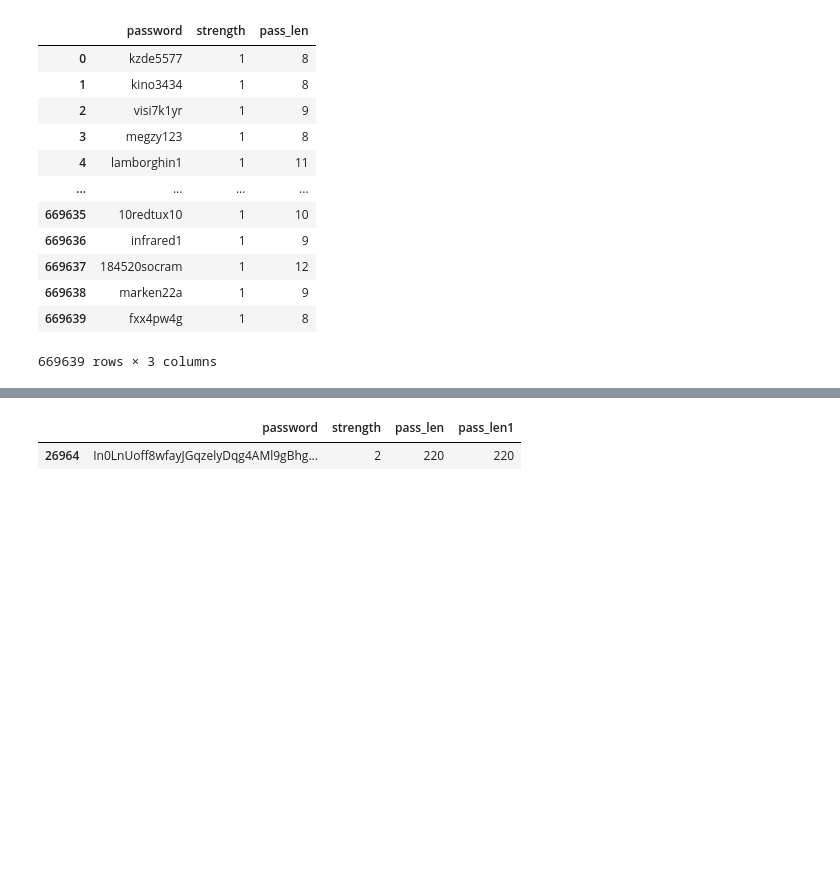
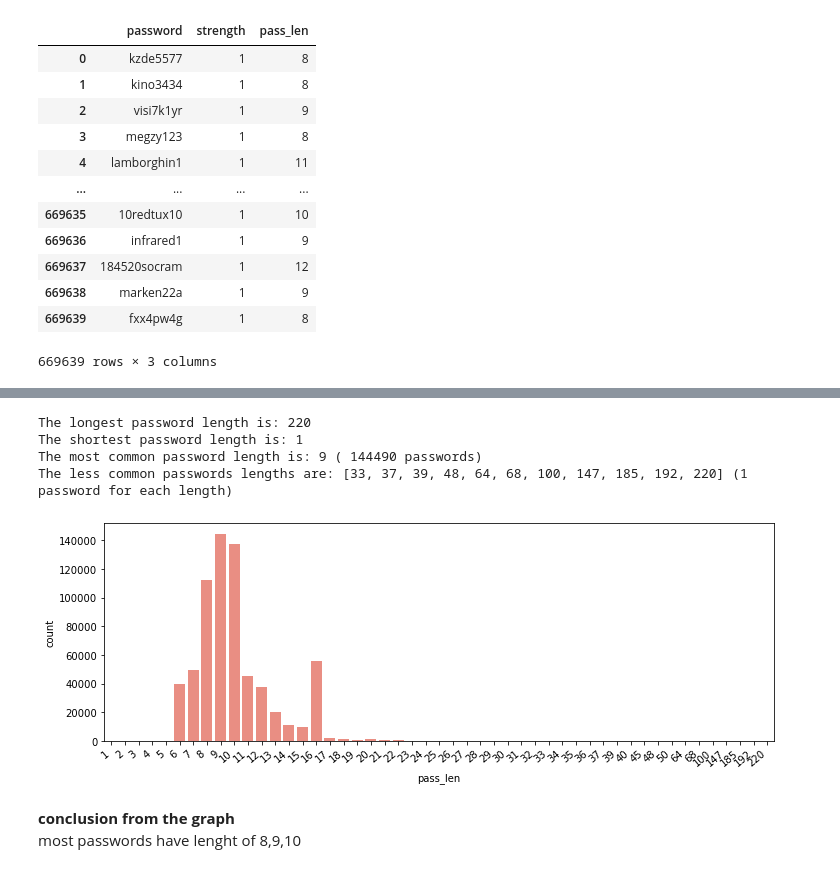
Before and after one commit to yuvalTrip/FinalProject, a Jupyter notebook: Final Project-N.N.3-Classification.ipynb, the cells around one changed output, grey strips where cells are left out. Saved outputs shown, nothing was run; the diff lists cells and outputs as text; code cells hidden in the pictures; blank space fills up the shorter version.

```diff
--- a/Final Project-N.N.3-Classification.ipynb
+++ b/Final Project-N.N.3-Classification.ipynb
@@ -220,11 +171,0 @@ plt.scatter(data['review_taste'],BeerReviews['review_overall'])
-# %%
-dftemp=data.query('pass_len1 == "220"')
-dftemp
-# %% [output]
-|  | password | strength | pass_len | pass_len1 |
-| 26964 | In0LnUoff8wfayJGqzelyDqg4AMl9gBhg... | 2 | 220 | 220 |
-# %%
-#i would like to create new column of pass_len represent the lenght of each password
-data['pass_len']=data['password']
-for i in data.index:
-    data.loc[i, 'pass_len']=len(data.loc[i, 'password'])
@@ -230,0 +177,30 @@ for i in data.index:
+# %%
+#lets find max and min lenghts of the passwords
+print ("The longest password length is:",data["pass_len"].max())
+print ("The shortest password length is:",data["pass_len"].min())
+
+#lets see what is the most common password length
+print ("The most common password length is:",data["pass_len"].value_counts().idxmax(),"(" ,data["pass_len"].value_counts().max(),"passwords)" )
+
+#now lets see the less common password length
+dftemp=data.groupby(["pass_len"]).count()
+dftemp#we can see that when it count 1, those are the less common passwords length
+dft=dftemp.query('password == "1"')#we will extract from the df all passwords that count only one time
+
+print ("The less common passwords lengths are:",dft.index.to_list(), "(1 password for each length)")
+# %% [output]
+The longest password length is: 220
+The shortest password length is: 1
+The most common password length is: 9 ( 144490 passwords)
+The less common passwords lengths are: [33, 37, 39, 48, 64, 68, 100, 147, 185, 192, 220] (1 password for each length)
+# %%
+#lets show it in graph
+plt.figure(figsize=(12,4)) # this creates a figure 12 inch wide, 4 inch high
+gr=sns.countplot(data["pass_len"],data=data,color="salmon")#define my axis
+gr.set_xticklabels(gr.get_xticklabels(), rotation=40, ha="right")#by this row i rotate the ticklabels
+plt.show()
+# %% [output]
+[figure, added]
+# %% [markdown]
+**conclusion from the graph**<br>
+most passwords have lenght of 8,9,10<br>
```
Also changed, not shown: parts of 68 cells of this notebook.
